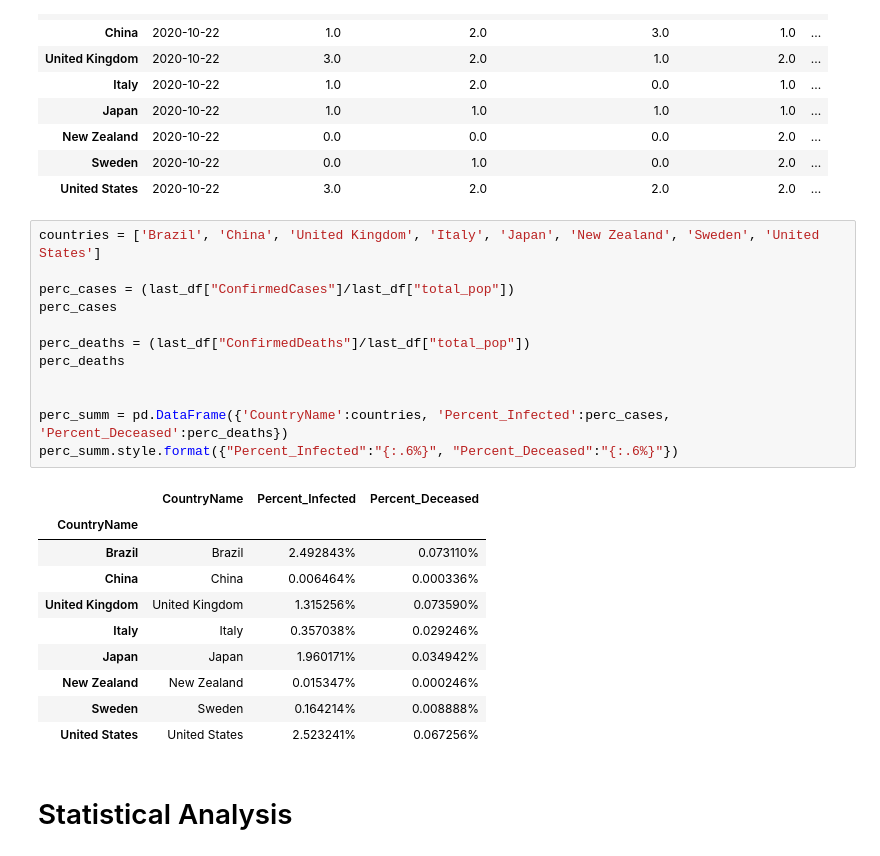
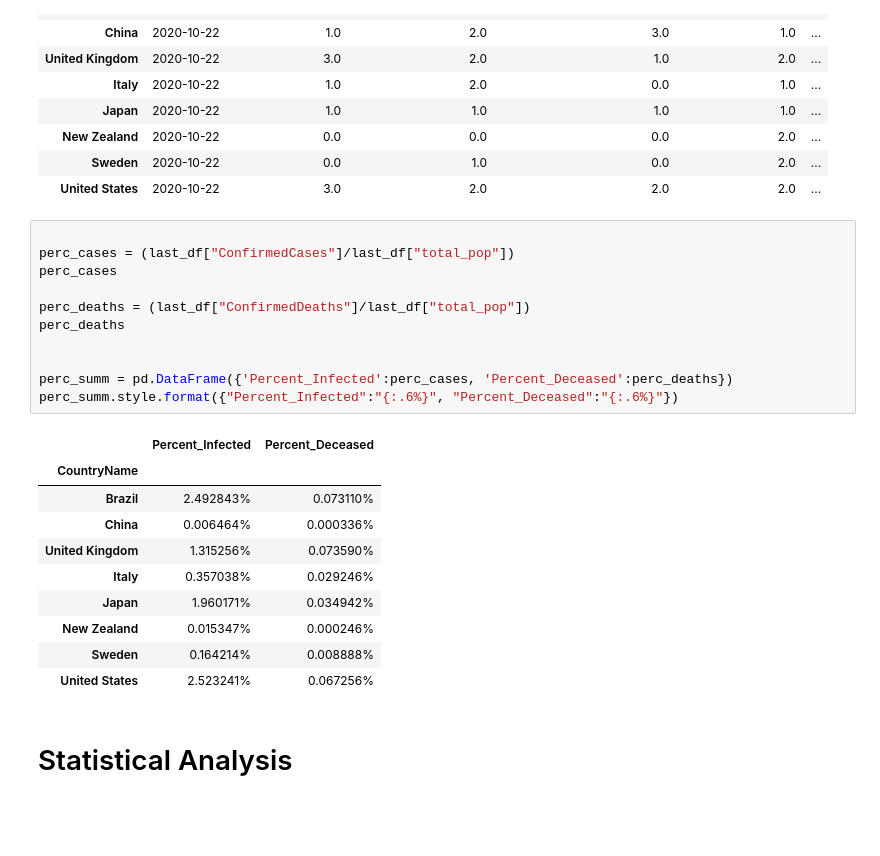
Before and after one commit to rejane-b/Project_1, a Jupyter notebook: Daily_Cases_Total_Cases.ipynb, the cells around one changed output. Drawn from its saved outputs; the diff is of its cells as text; blank space fills up the shorter version.

```diff
--- a/Daily_Cases_Total_Cases.ipynb
+++ b/Daily_Cases_Total_Cases.ipynb
@@ -182,28 +182,27 @@ See the caveats in the documentation: https://pandas.pydata.org/pandas-docs/stab
 | Sweden | 2020-10-22 | 0.0 | 1.0 | 0.0 | 2.0 | ... |
 | United States | 2020-10-22 | 3.0 | 2.0 | 2.0 | 2.0 | ... |
 # %%
-countries = ['Brazil', 'China', 'United Kingdom', 'Italy', 'Japan', 'New Zealand', 'Sweden', 'United States']
 
 perc_cases = (last_df["ConfirmedCases"]/last_df["total_pop"])
 perc_cases
 
 perc_deaths = (last_df["ConfirmedDeaths"]/last_df["total_pop"])
 perc_deaths
 
 
-perc_summ = pd.DataFrame({'CountryName':countries, 'Percent_Infected':perc_cases, 'Percent_Deceased':perc_deaths})
+perc_summ = pd.DataFrame({'Percent_Infected':perc_cases, 'Percent_Deceased':perc_deaths})
 perc_summ.style.format({"Percent_Infected":"{:.6%}", "Percent_Deceased":"{:.6%}"})
 # %% [output]
-|  | CountryName | Percent_Infected | Percent_Deceased |
-| CountryName |  |  |  |
-| Brazil | Brazil | 2.492843% | 0.073110% |
-| China | China | 0.006464% | 0.000336% |
-| United Kingdom | United Kingdom | 1.315256% | 0.073590% |
-| Italy | Italy | 0.357038% | 0.029246% |
-| Japan | Japan | 1.960171% | 0.034942% |
-| New Zealand | New Zealand | 0.015347% | 0.000246% |
-| Sweden | Sweden | 0.164214% | 0.008888% |
-| United States | United States | 2.523241% | 0.067256% |
+|  | Percent_Infected | Percent_Deceased |
+| CountryName |  |  |
+| Brazil | 2.492843% | 0.073110% |
+| China | 0.006464% | 0.000336% |
+| United Kingdom | 1.315256% | 0.073590% |
+| Italy | 0.357038% | 0.029246% |
+| Japan | 1.960171% | 0.034942% |
+| New Zealand | 0.015347% | 0.000246% |
+| Sweden | 0.164214% | 0.008888% |
+| United States | 2.523241% | 0.067256% |
 # %% [markdown]
 # Statistical Analysis
 # %% [markdown]
```
Also changed, not shown: parts of 12 cells of this notebook, 2 other files.
